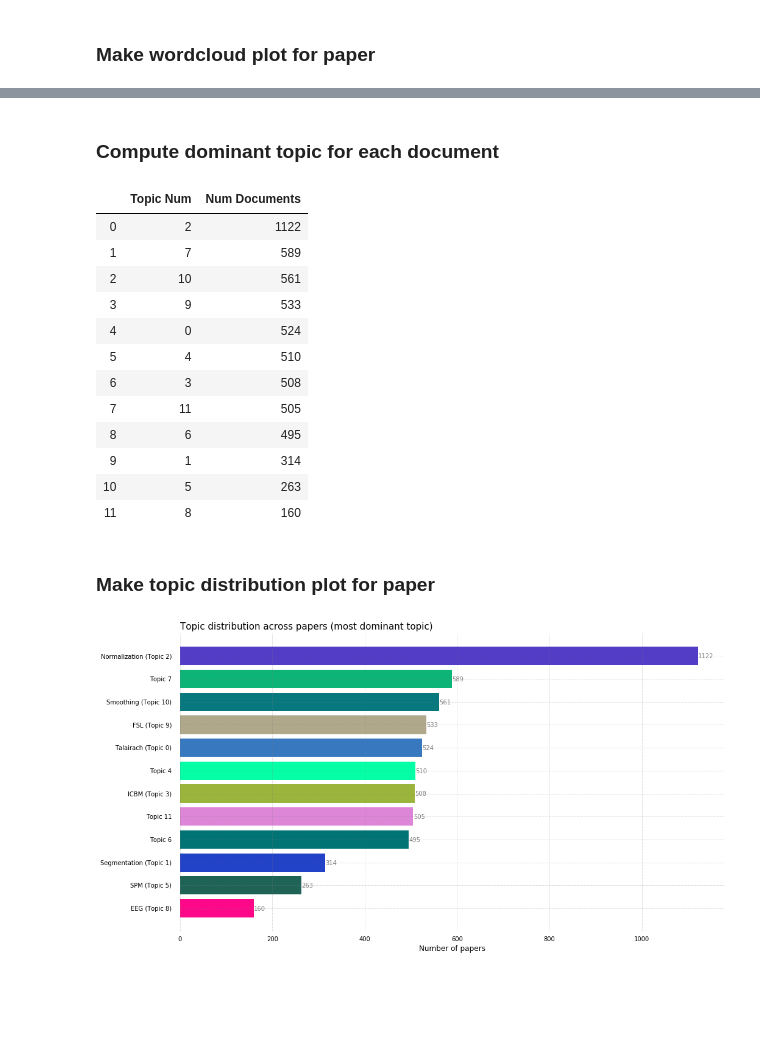
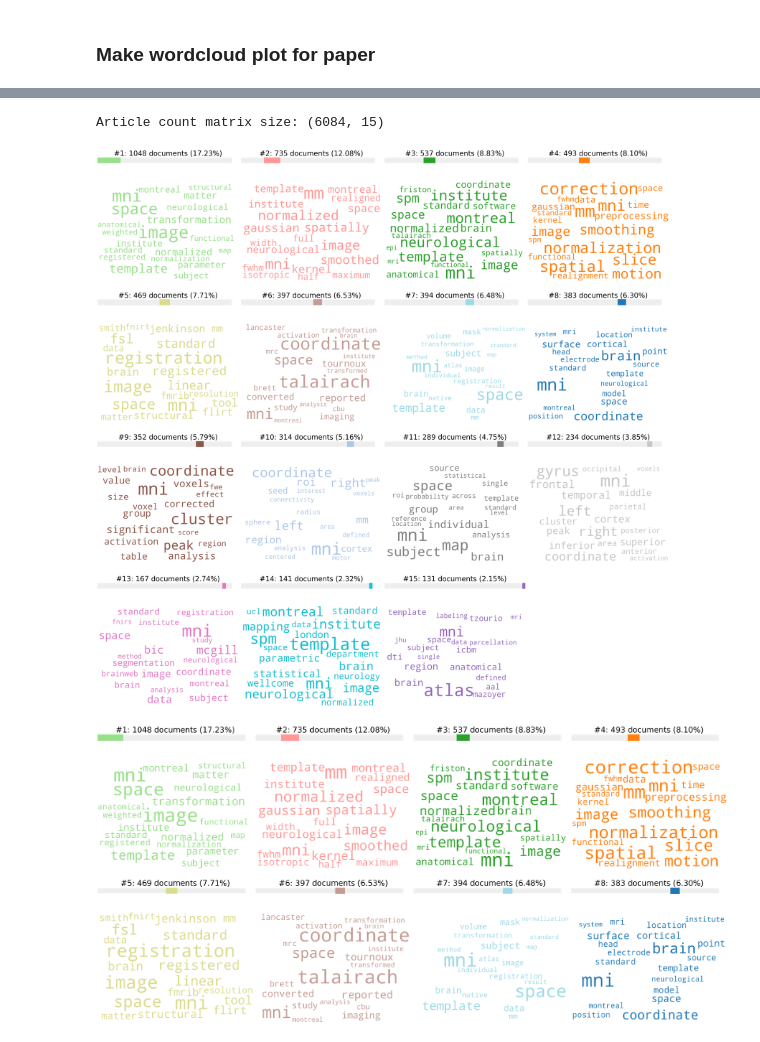
Before and after one commit to templateflow/topic-analysis, a Jupyter notebook: NeuroimagingCorpus_Plots.ipynb, the cells around one changed output, grey strips where cells are left out. Saved outputs shown, nothing was run; the diff lists cells and outputs as text; code cells hidden in the pictures; blank space fills up the shorter version.

```diff
--- a/NeuroimagingCorpus_Plots.ipynb
+++ b/NeuroimagingCorpus_Plots.ipynb
@@ -125,28 +115,0 @@ make_wordcloud_plot(lda_model,vocabulary,stop_words,output_filename1)
-# %% [markdown]
-### Compute dominant topic for each document
-# %%
-df_document_topic=get_dominant_topic_df(lda_model,sparse_count,corpus)
-df_topic_distribution = df_document_topic['dominant_topic'].value_counts().reset_index(name="Num Documents")
-df_topic_distribution.columns = ['Topic Num', 'Num Documents']
-df_topic_distribution
-# %% [output]
-|  | Topic Num | Num Documents |
-| 0 | 2 | 1122 |
-| 1 | 7 | 589 |
-| 2 | 10 | 561 |
-| 3 | 9 | 533 |
-| 4 | 0 | 524 |
-| 5 | 4 | 510 |
-| 6 | 3 | 508 |
-| 7 | 11 | 505 |
-| 8 | 6 | 495 |
-| 9 | 1 | 314 |
-| 10 | 5 | 263 |
-| 11 | 8 | 160 |
-# %% [markdown]
-### Make topic distribution plot for paper
-# %%
-output_filename2='plots/lda_topicDistribution_nComp' + str(n_components) +'.pdf'
-make_topic_distribution_plot(df_topic_distribution,output_filename2)
-# %% [output]
-[figure, removed]
@@ -152,0 +202,24 @@ make_topic_distribution_plot(df_topic_distribution,output_filename2)
+# %%
+make_wordcloud_plot(
+    lda_model,
+    vocabulary,
+    stop_words,
+    sparse_count,
+    corpus,
+    f"plots/topics_{n_components}comps_full.pdf",
+)
+# %% [output]
+Article count matrix size: (6084, 15)
+[figure, added]
+# %%
+make_wordcloud_plot(
+    lda_model,
+    vocabulary,
+    stop_words,
+    sparse_count,
+    corpus,
+    f"plots/topics_{n_components}comps_clipped.pdf",
+    clip_topics=8,
+)
+# %% [output]
+[figure, added]
```
Also changed, not shown: parts of 7 cells of this notebook, 4 other files.
